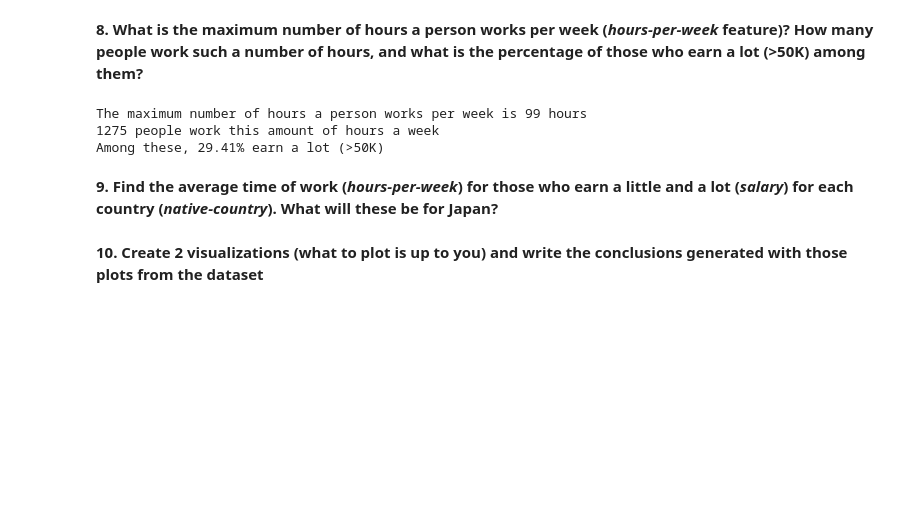
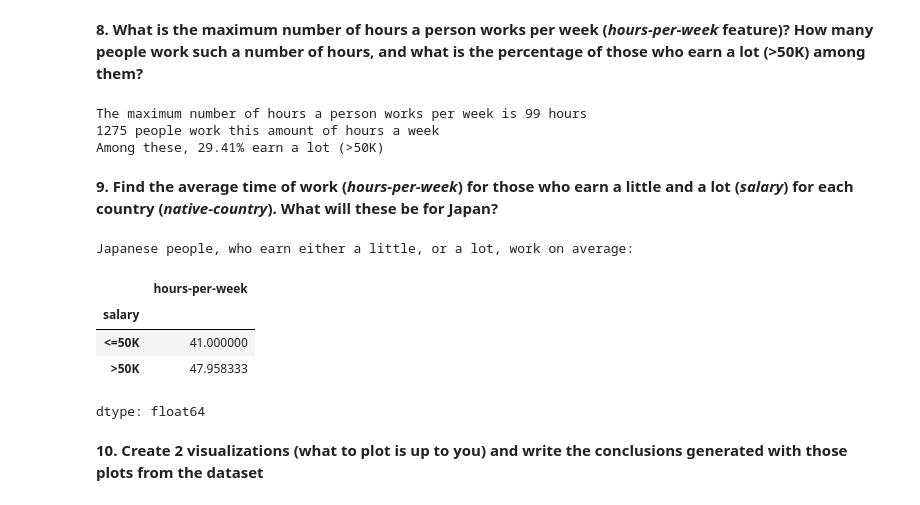
Before and after one commit to A01286211/M1-Act5-SZD, a Jupyter notebook: M1_Actividad_5_Programación_en_Python_Librerías_Numpy_Matplotlib_Pandas.ipynb, the cells around one changed output. Drawn from its saved outputs; the diff is of its cells as text; code cells hidden in the pictures; blank space fills up the shorter version.

```diff
--- a/M1_Actividad_5_Programación_en_Python_Librerías_Numpy_Matplotlib_Pandas.ipynb
+++ b/M1_Actividad_5_Programación_en_Python_Librerías_Numpy_Matplotlib_Pandas.ipynb
@@ -516,5 +516,19 @@ The maximum number of hours a person works per week is 99 hours
 Among these, 29.41% earn a lot (>50K)
 # %% [markdown]
 **9. Find the average time of work (*hours-per-week*) for those who earn a little and a lot (*salary*) for each country (*native-country*). What will these be for Japan?**
+# %%
+groupedData2 = dataA.groupby(['native-country', 'salary'])
+gd2Hours = groupedData2['hours-per-week']
+avgTimegd2 = gd2Hours.mean()
+JapanAvgTime = avgTimegd2.loc['Japan']
+print('Japanese people, who earn either a little, or a lot, work on average:\n')
+JapanAvgTime
+# %% [output]
+Japanese people, who earn either a little, or a lot, work on average:
+|  | hours-per-week |
+| salary |  |
+| <=50K | 41.000000 |
+| >50K | 47.958333 |
+dtype: float64
 # %% [markdown]
 __10. Create 2 visualizations (what to plot is up to you) and write the conclusions generated with those plots from the dataset__
```
Also changed, not shown: parts of 1 cell of this notebook.
